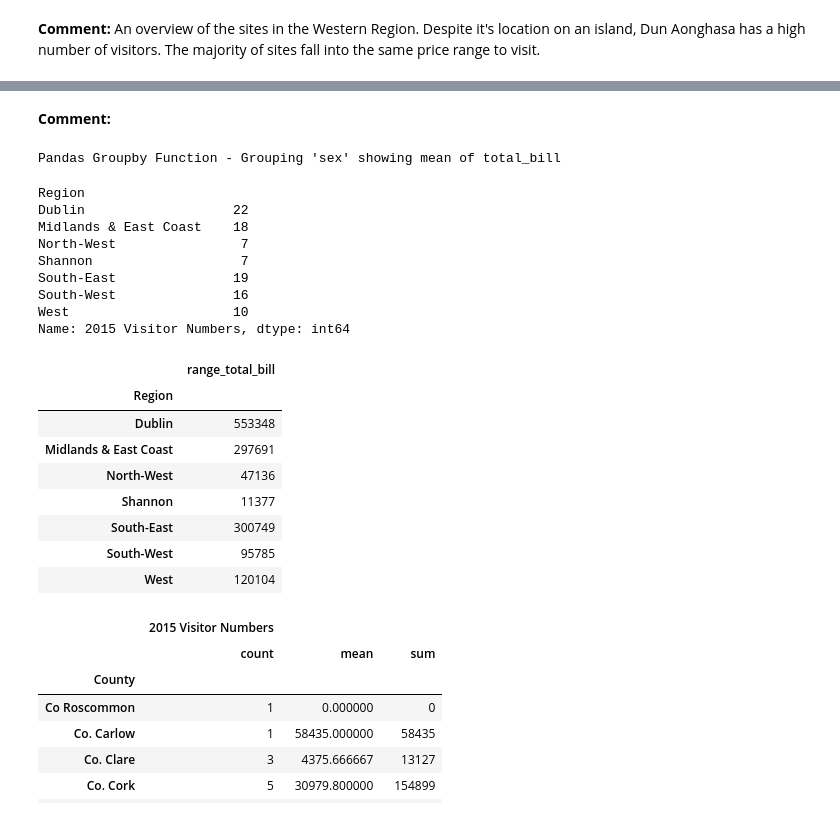
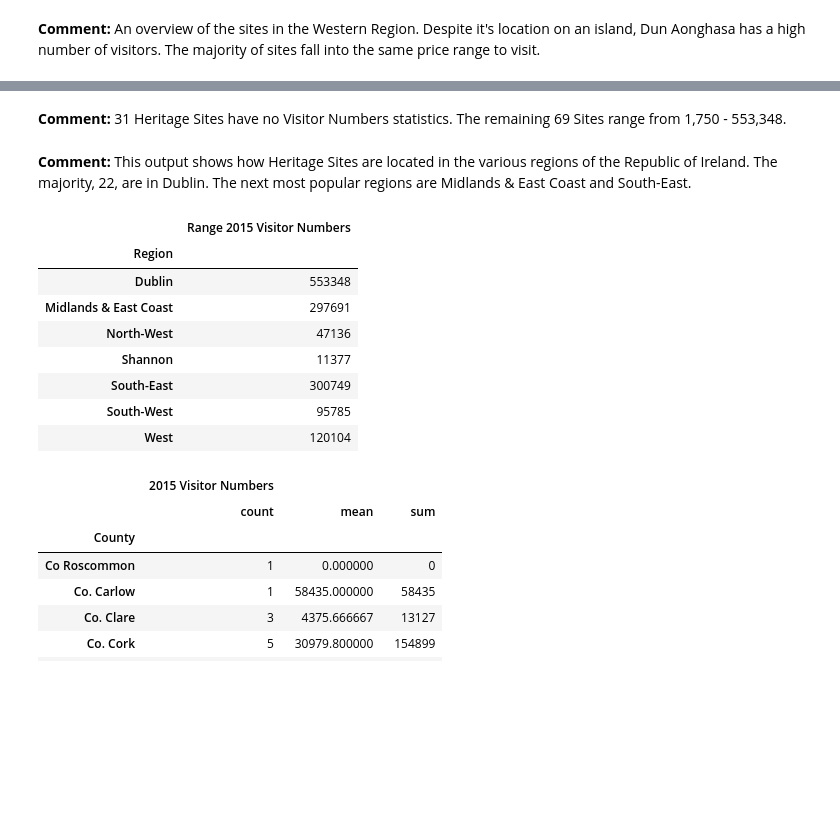
Before and after one commit to ClodaghMurphy/ProgDA_ProjectDec2019, a Jupyter notebook: ProgDA_ProjectDec2019.ipynb, the cells around one changed output, grey strips where cells are left out. Drawn from its saved outputs; the diff is of its cells as text; code cells hidden in the pictures; blank space fills up the shorter version.

```diff
--- a/ProgDA_ProjectDec2019.ipynb
+++ b/ProgDA_ProjectDec2019.ipynb
@@ -332,31 +340,25 @@ Length: 70, dtype: int64
-# %% [markdown]
-**Comment:**
+# %% [markdown]
+**Comment:** 31 Heritage Sites have no Visitor Numbers statistics.
+The remaining 69 Sites range from 1,750 - 553,348.
 # %%
-
 #Print a description of the output
-print ("Pandas Groupby Function - Grouping 'sex' showing mean of total_bill")
+print ("Pandas Groupby Function - Grouping 'Region' showing size of Visitor Numbers column")
 #Code verbatim from https://dfrieds.com/data-analysis/groupby-python-pandas
 #Group by one columm and then perform an aggregate method on a different column.
-#Sex becomes the index in the output and the mean of the total bill is returned alongside it.
+#Region becomes the index in the output and the size (count of non-null values) of the Visitor Numbers
+#is returned alongside it.
 df.groupby(by='Region')['2015 Visitor Numbers'].size()
-#df.groupby(by='Region').size()
-#tips.groupby(by='sex')['total_bill'].mean()
-# %% [output]
-Pandas Groupby Function - Grouping 'sex' showing mean of total_bill
-Region
-Dublin                   22
-Midlands & East Coast    18
-North-West                7
-Shannon                   7
-South-East               19
-South-West               16
-West                     10
-Name: 2015 Visitor Numbers, dtype: int64
+# %% [markdown]
+**Comment:** This output shows how Heritage Sites are located in the various regions of the Republic of Ireland.
+The majority, 22, are in Dublin. The next most popular regions are Midlands & East Coast and South-East.
 # %%
-#https://dfrieds.com/data-analysis/groupby-python-pandas
-df.groupby(by='Region').agg({'2015 Visitor Numbers': lambda numbers: numbers.max() - numbers.min()}).rename(columns={'2015 Visitor Numbers': "range_total_bill"})
+#code adapted from https://dfrieds.com/data-analysis/groupby-python-pandas
+#Below, group by the Region column and apply a lambda expression to the Visitor Numbers column.
+#The expression finds the range of Visitor Numbers - the maximum value subtracted by the minimum value.
+I also rename the single column returned on output so it's understandable.
+df.groupby(by='Region').agg({'2015 Visitor Numbers': lambda numbers: numbers.max() - numbers.min()}).rename(columns={'2015 Visitor Numbers': "Range 2015 Visitor Numbers"})
 # %% [output]
-|  | range_total_bill |
+|  | Range 2015 Visitor Numbers |
 | Region |  |
 | Dublin | 553348 |
 | Midlands & East Coast | 297691 |
```
Also changed, not shown: parts of 30 cells of this notebook, 2 other files.
